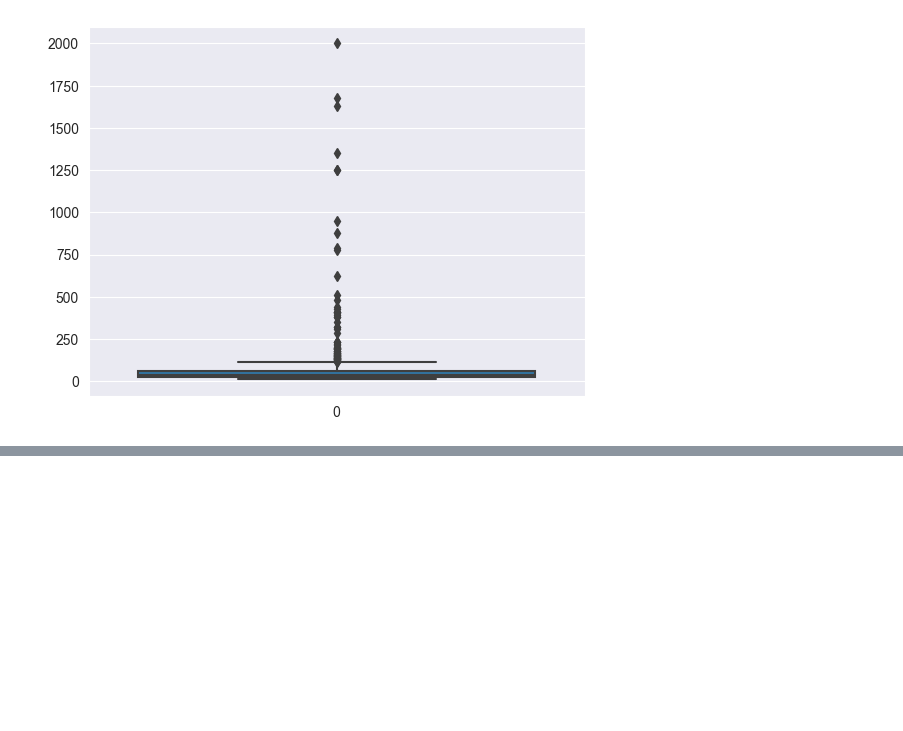
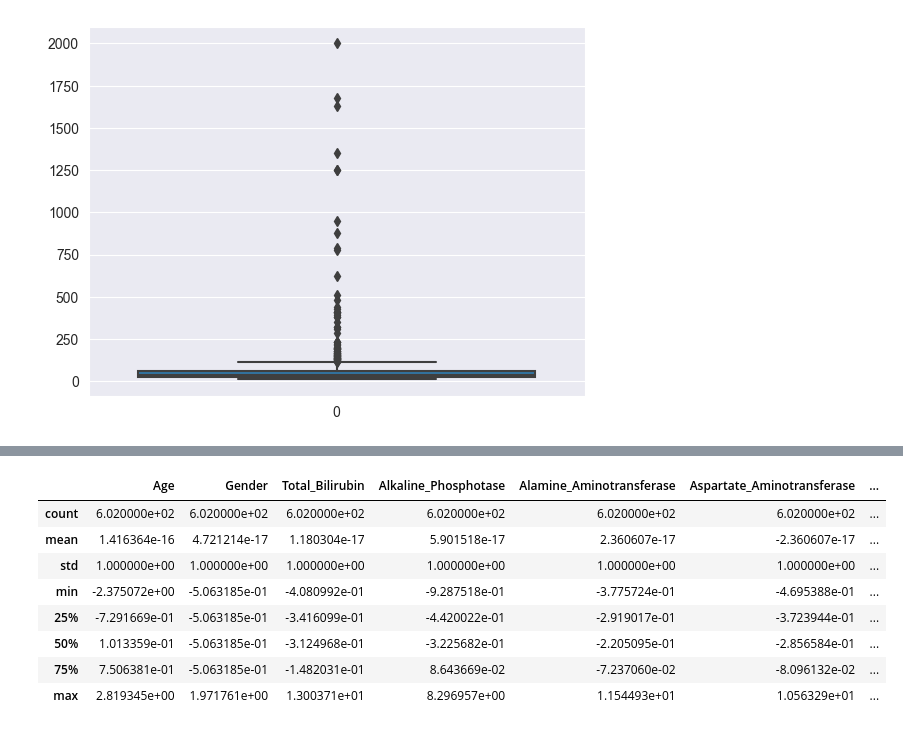
Before and after one commit to alyssonmontovanelli/formacao_dataScience_DSA, a Jupyter notebook: 01_bigData_RealTime_Python_Spark/cap09_Machine_Learning/Mini_Projeto.ipynb, the cells around one changed output, grey strips where cells are left out. Cells and saved outputs as stored; diff of their text form; code cells hidden in the pictures; blank space fills up the shorter version.

```diff
--- a/01_bigData_RealTime_Python_Spark/cap09_Machine_Learning/Mini_Projeto.ipynb
+++ b/01_bigData_RealTime_Python_Spark/cap09_Machine_Learning/Mini_Projeto.ipynb
@@ -359,0 +523,3 @@ sns.boxplot(dados.Alamine_Aminotransferase)
+# %%
+# Aplicando o versampling (Deve ser feito osmente nos dados de treino)
+x_res, y_res = over_sampler.fit_resample(x_treino, y_treino)
@@ -359,0 +541,3 @@ sns.boxplot(dados.Alamine_Aminotransferase)
+# %%
+# Ajusta o nome do dataset de treino para X
+x_treino = x_res
@@ -359,0 +557,6 @@ sns.boxplot(dados.Alamine_Aminotransferase)
+# %%
+# Calculamos a média e desvio padrao dos dados de treino
+treino_mean = x_treino.mean()
+treino_std = x_treino.std()
+print(treino_mean)
+print(treino_std)
@@ -359,0 +584,3 @@ sns.boxplot(dados.Alamine_Aminotransferase)
+# %%
+# Padronização
+x_treino = (x_treino - treino_mean) / treino_std
@@ -359,0 +596,12 @@ sns.boxplot(dados.Alamine_Aminotransferase)
+# %%
+x_treino.describe()
+# %% [output]
+|  | Age | Gender | Total_Bilirubin | Alkaline_Phosphotase | Alamine_Aminotransferase | Aspartate_Aminotransferase | ... |
+| count | 6.020000e+02 | 6.020000e+02 | 6.020000e+02 | 6.020000e+02 | 6.020000e+02 | 6.020000e+02 | ... |
+| mean | 1.416364e-16 | 4.721214e-17 | 1.180304e-17 | 5.901518e-17 | 2.360607e-17 | -2.360607e-17 | ... |
+| std | 1.000000e+00 | 1.000000e+00 | 1.000000e+00 | 1.000000e+00 | 1.000000e+00 | 1.000000e+00 | ... |
+| min | -2.375072e+00 | -5.063185e-01 | -4.080992e-01 | -9.287518e-01 | -3.775724e-01 | -4.695388e-01 | ... |
+| 25% | -7.291669e-01 | -5.063185e-01 | -3.416099e-01 | -4.420022e-01 | -2.919017e-01 | -3.723944e-01 | ... |
+| 50% | 1.013359e-01 | -5.063185e-01 | -3.124968e-01 | -3.225682e-01 | -2.205095e-01 | -2.856584e-01 | ... |
+| 75% | 7.506381e-01 | -5.063185e-01 | -1.482031e-01 | 8.643669e-02 | -7.237060e-02 | -8.096132e-02 | ... |
+| max | 2.819345e+00 | 1.971761e+00 | 1.300371e+01 | 8.296957e+00 | 1.154493e+01 | 1.056329e+01 | ... |
```
Also changed, not shown: parts of 61 cells of this notebook, 2 other files.
